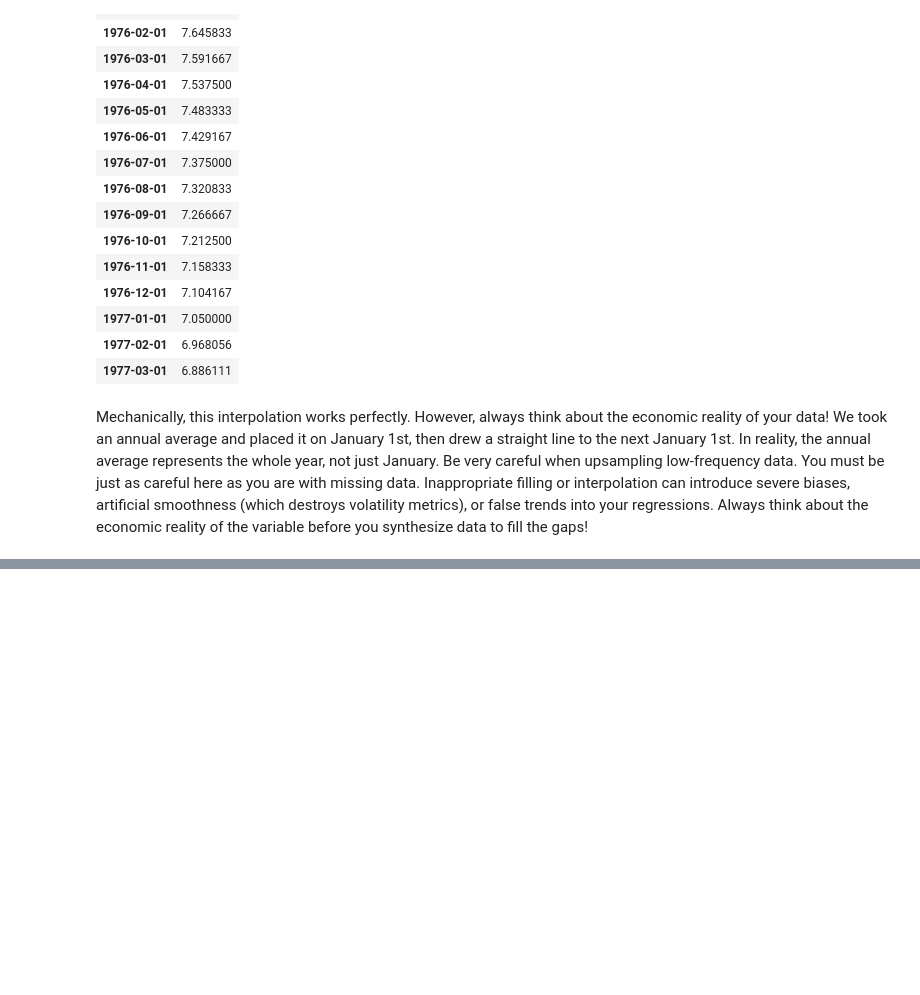
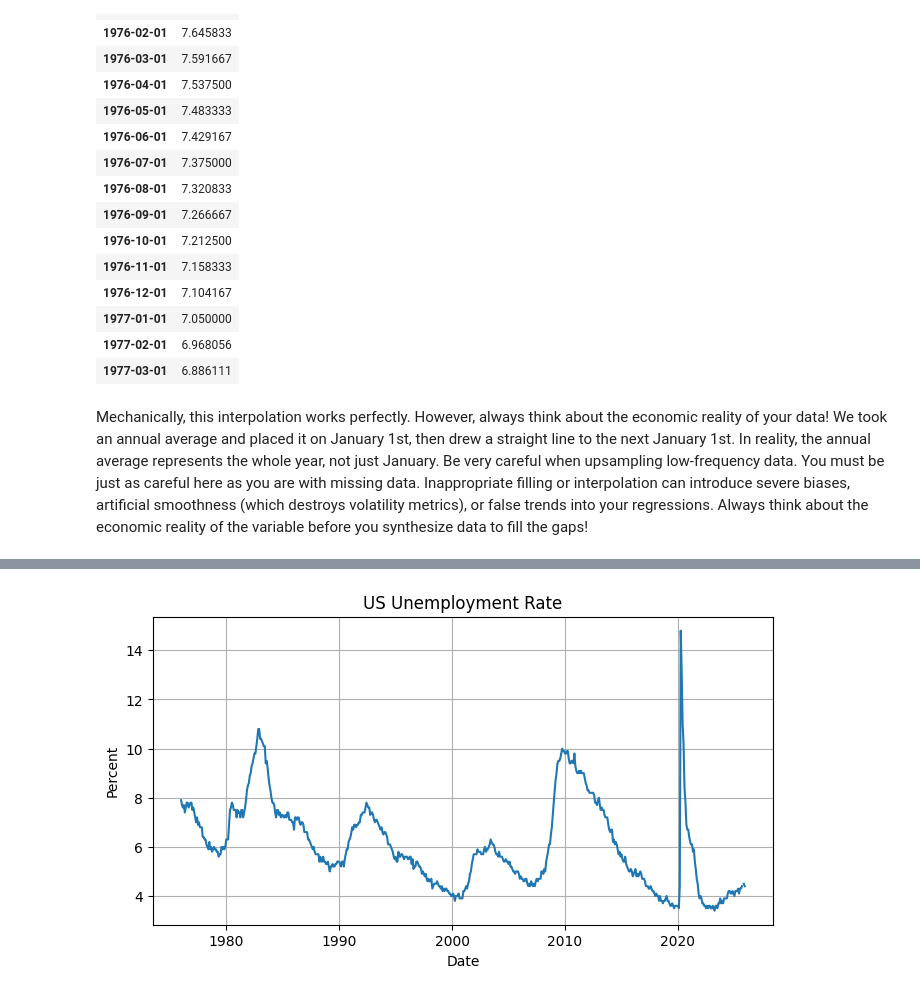
Before and after one commit to williamwuillemin/Intro-to-Programming-Lecture-6-HSG, a Jupyter notebook: Lecture_6_TryOut.ipynb, the cells around one changed output, grey strips where cells are left out. Saved outputs shown, nothing was run; the diff lists cells and outputs as text; code cells hidden in the pictures; blank space fills up the shorter version.

```diff
--- a/Lecture_6_TryOut.ipynb
+++ b/Lecture_6_TryOut.ipynb
@@ -499,0 +530,11 @@ Mechanically, this interpolation works perfectly. However, always think about th
+# %%
+# Calculate difference using the lagged unemployment rate:
+df['unrate_diff'] = df['unrate'] - df['unrate'].shift(1)
+
+# Or use the built-in pandas method:
+df['unrate_diff_alt'] = df['unrate'].diff()
+
+
+df[['unrate_diff', 'unrate_diff_alt']].head()
+
+# If you want to create the difference between the current value and the a year (12 months) ago, you can use .diff(12)
@@ -499,0 +666,12 @@ Mechanically, this interpolation works perfectly. However, always think about th
+# %%
+plt.figure(figsize=(8, 4))
+plt.plot(df.index, df["unrate"])
+
+plt.title("US Unemployment Rate")
+plt.xlabel("Date")
+plt.ylabel("Percent")
+
+plt.grid()
+plt.show()
+# %% [output]
+[figure, added]
```
Also changed, not shown: parts of 25 cells of this notebook.
